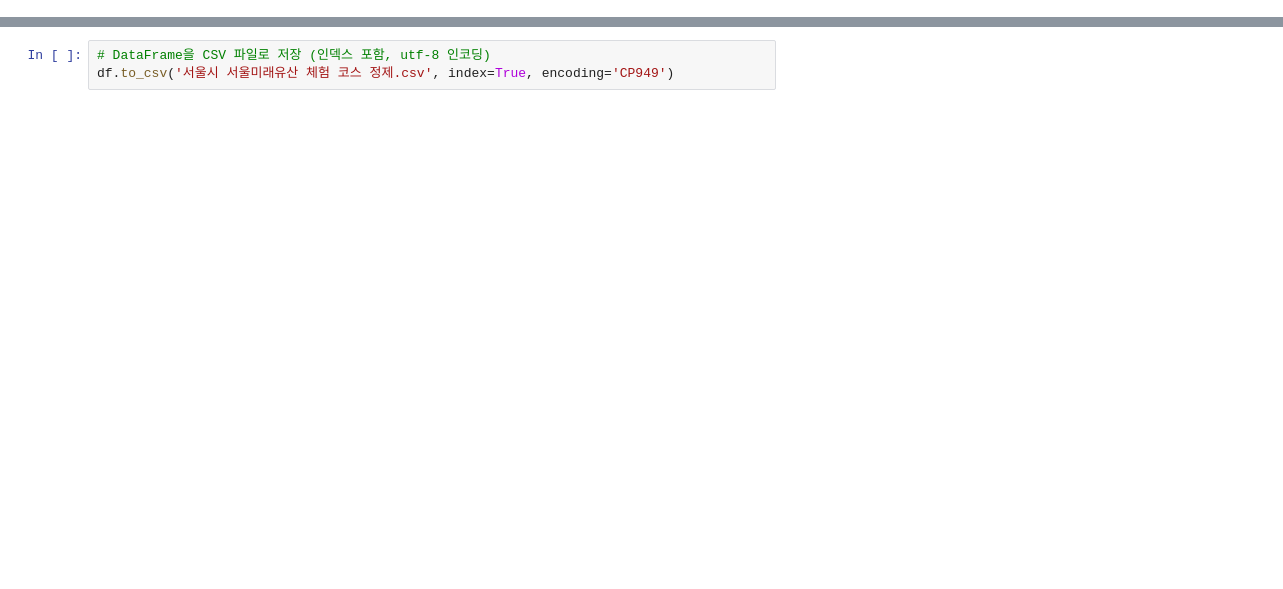
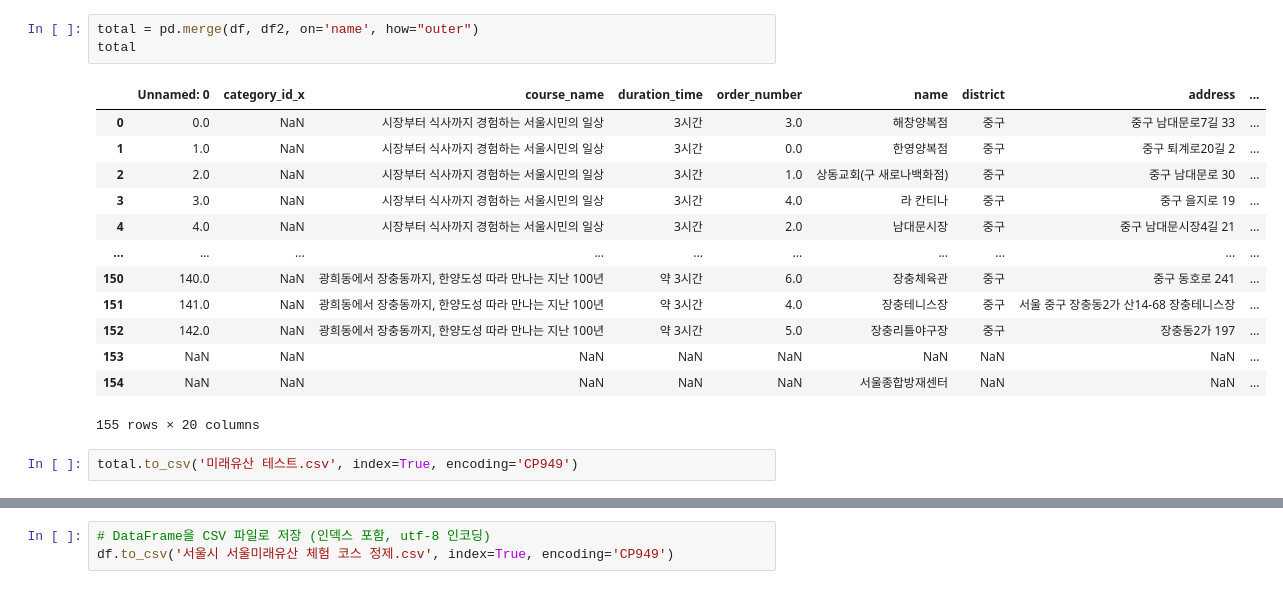
Before and after one commit to maryrichard1022/capstone2_data, a Jupyter notebook: 캡스톤2/data/서울시 서울미래유산 체험 코스.ipynb, the cells around one changed output, grey strips where cells are left out. Saved outputs shown, nothing was run; the diff lists cells and outputs as text; blank space fills up the shorter version.

```diff
--- a/캡스톤2/data/서울시 서울미래유산 체험 코스.ipynb
+++ b/캡스톤2/data/서울시 서울미래유산 체험 코스.ipynb
@@ -21 +24,20 @@ df
+# %%
+total = pd.merge(df, df2, on='name', how="outer")
+total
+# %% [output]
+|  | Unnamed: 0 | category_id_x | course_name | duration_time | order_number | name | district | address | ... |
+| 0 | 0.0 | NaN | 시장부터 식사까지 경험하는 서울시민의 일상 | 3시간 | 3.0 | 해창양복점 | 중구 | 중구 남대문로7길 33 | ... |
+| 1 | 1.0 | NaN | 시장부터 식사까지 경험하는 서울시민의 일상 | 3시간 | 0.0 | 한영양복점 | 중구 | 중구 퇴계로20길 2 | ... |
+| 2 | 2.0 | NaN | 시장부터 식사까지 경험하는 서울시민의 일상 | 3시간 | 1.0 | 상동교회(구 새로나백화점) | 중구 | 중구 남대문로 30 | ... |
+| 3 | 3.0 | NaN | 시장부터 식사까지 경험하는 서울시민의 일상 | 3시간 | 4.0 | 라 칸티나 | 중구 | 중구 을지로 19 | ... |
+| 4 | 4.0 | NaN | 시장부터 식사까지 경험하는 서울시민의 일상 | 3시간 | 2.0 | 남대문시장 | 중구 | 중구 남대문시장4길 21 | ... |
+| ... | ... | ... | ... | ... | ... | ... | ... | ... | ... |
+| 150 | 140.0 | NaN | 광희동에서 장충동까지, 한양도성 따라 만나는 지난 100년 | 약 3시간 | 6.0 | 장충체육관 | 중구 | 중구 동호로 241 | ... |
+| 151 | 141.0 | NaN | 광희동에서 장충동까지, 한양도성 따라 만나는 지난 100년 | 약 3시간 | 4.0 | 장충테니스장 | 중구 | 서울 중구 장충동2가 산14-68 장충테니스장 | ... |
+| 152 | 142.0 | NaN | 광희동에서 장충동까지, 한양도성 따라 만나는 지난 100년 | 약 3시간 | 5.0 | 장충리틀야구장 | 중구 | 장충동2가 197 | ... |
+| 153 | NaN | NaN | NaN | NaN | NaN | NaN | NaN | NaN | ... |
+| 154 | NaN | NaN | NaN | NaN | NaN | 서울종합방재센터 | NaN | NaN | ... |
+155 rows × 20 columns
+# %%
+total.to_csv('미래유산 테스트.csv', index=True, encoding='CP949')
 # %%
```
Also changed, not shown: parts of 4 cells of this notebook, 46 other files.
